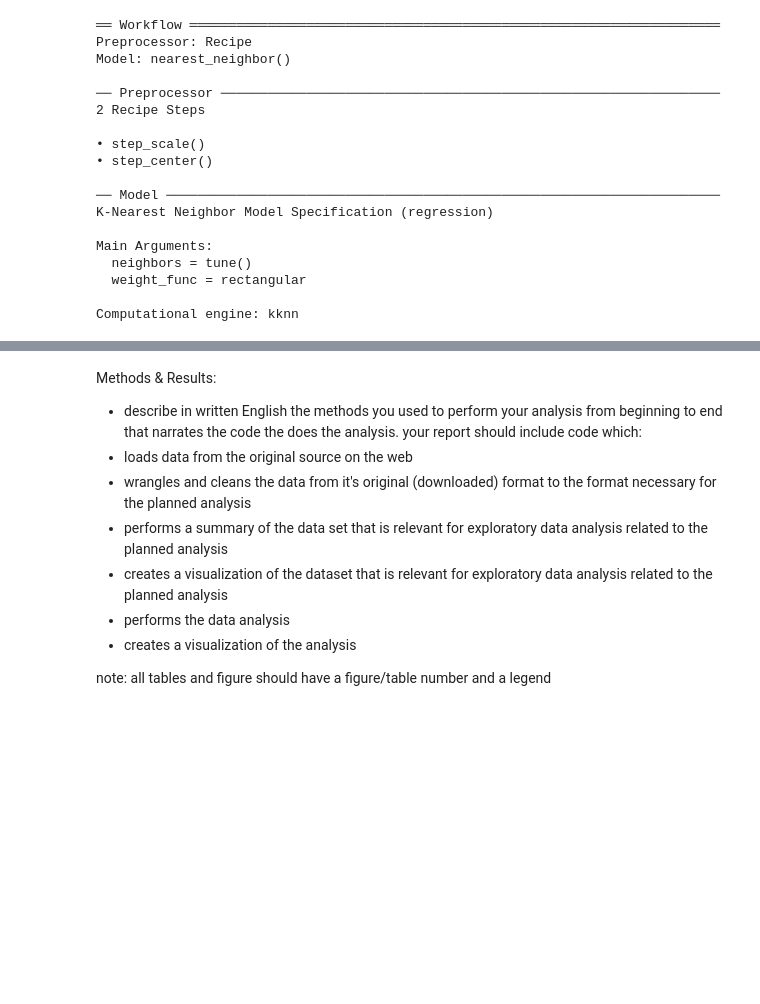
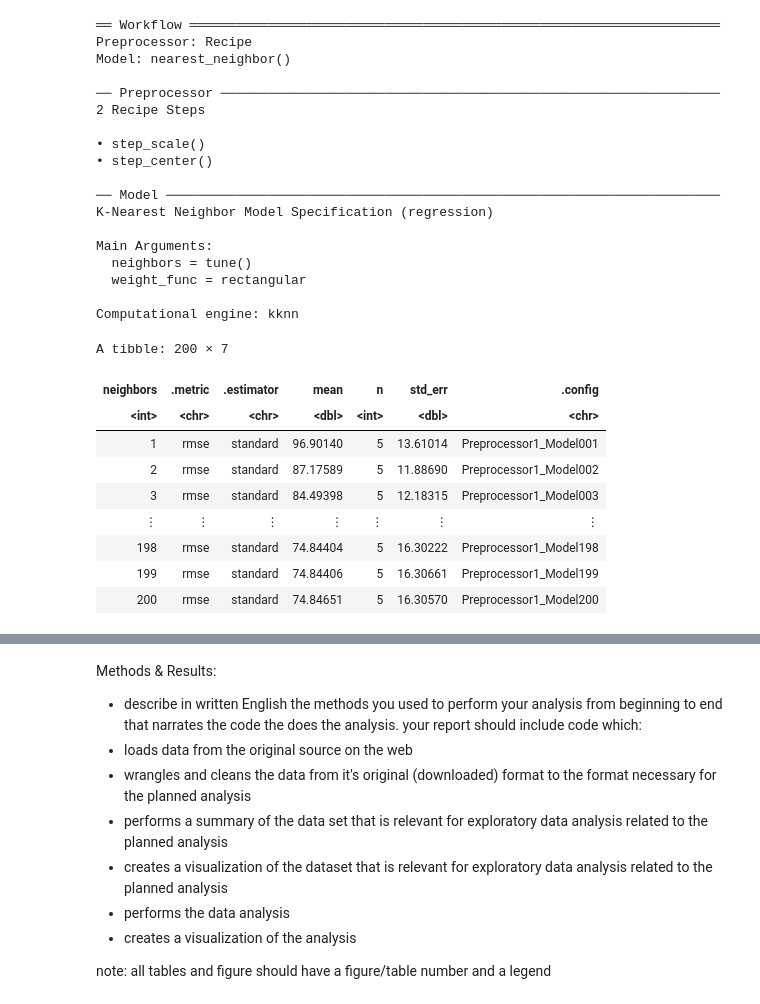
Before and after one commit to sm020402/dsci-100-2022w1-group-98, a Jupyter notebook: project_proposal/report.ipynb, the cells around one changed output, grey strips where cells are left out. Cells and saved outputs as stored; diff of their text form; code cells hidden in the pictures; blank space fills up the shorter version.

```diff
--- a/project_proposal/report.ipynb
+++ b/project_proposal/report.ipynb
@@ -158,11 +130,14 @@ Warning message:
 # %%
+set.seed(1)
+titles_vfold <- vfold_cv(titles_training, v = 5, strata = tmdb_popularity)
+
+titles_recipe <- recipe(tmdb_popularity ~ imdb_score + imdb_votes + tmdb_score, data = titles_training) %>%
+      step_scale(all_predictors()) %>%
+      step_center(all_predictors())
+
 titles_spec <- nearest_neighbor(weight_func = "rectangular", neighbors = tune()) %>%
       set_engine("kknn") %>%
       set_mode("regression")
-
-titles_recipe <- recipe(tmdb_score ~ imdb_score + imdb_votes + tmdb_popularity , data = titles_training) %>%
-      step_scale(all_predictors()) %>%
-      step_center(all_predictors())
 titles_recipe
 # %% [output]
 Recipe
@@ -178,9 +153,7 @@ Operations:
 Scaling for all_predictors()
 Centering for all_predictors()
 # %%
-set.seed(2)
-
-titles_vfold <- vfold_cv(titles_training, v = 5, strata = tmdb_score)
+set.seed(1)
 titles_workflow <- workflow() %>%
     add_recipe(titles_recipe) %>%
     add_model(titles_spec)
@@ -207,8 +180,20 @@ Computational engine: kknn
 # %%
 gridvals <- tibble(neighbors = seq(from = 1, to = 200))
 titles_results <- titles_workflow %>%
     tune_grid(resamples = titles_vfold, grid = gridvals) %>%
-    collect_metrics()
+    collect_metrics() %>%
+    filter(.metric =="rmse")
 titles_results
+# %% [output]
+A tibble: 200 × 7
+| neighbors | .metric | .estimator | mean | n | std_err | .config |
+| <int> | <chr> | <chr> | <dbl> | <int> | <dbl> | <chr> |
+| 1 | rmse | standard | 96.90140 | 5 | 13.61014 | Preprocessor1_Model001 |
+| 2 | rmse | standard | 87.17589 | 5 | 11.88690 | Preprocessor1_Model002 |
+| 3 | rmse | standard | 84.49398 | 5 | 12.18315 | Preprocessor1_Model003 |
+| ⋮ | ⋮ | ⋮ | ⋮ | ⋮ | ⋮ | ⋮ |
+| 198 | rmse | standard | 74.84404 | 5 | 16.30222 | Preprocessor1_Model198 |
+| 199 | rmse | standard | 74.84406 | 5 | 16.30661 | Preprocessor1_Model199 |
+| 200 | rmse | standard | 74.84651 | 5 | 16.30570 | Preprocessor1_Model200 |
 # %%
 titles_min <- titles_results %>%
```
Also changed, not shown: parts of 6 cells of this notebook.
